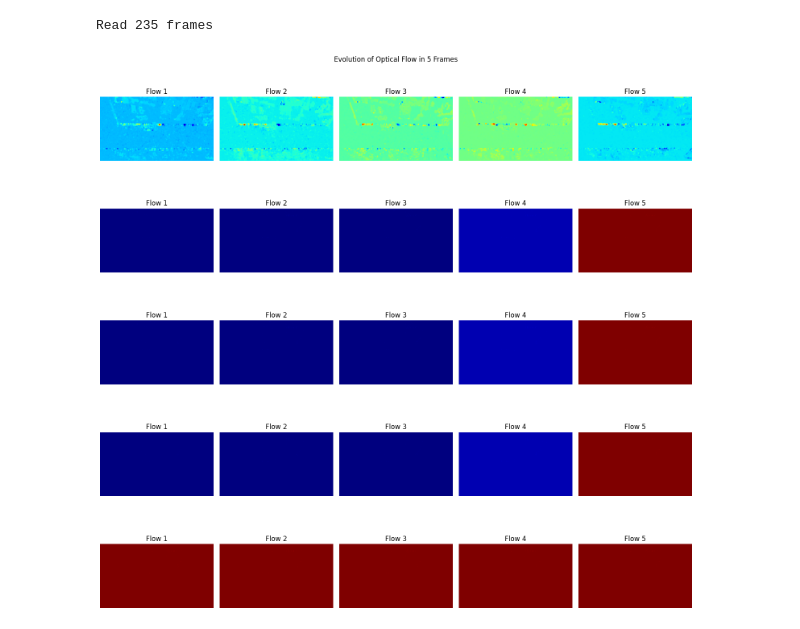
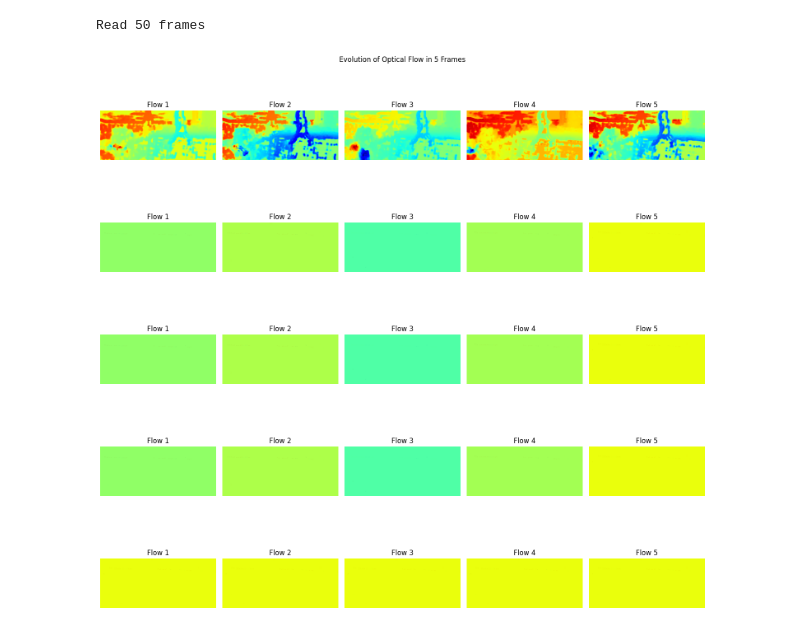
Before and after one commit to NotTheStallion/dense-optical-flow, a Jupyter notebook: demo.ipynb, the cells around one changed output. Cells and saved outputs as stored; diff of their text form; code cells hidden in the pictures.

```diff
--- a/demo.ipynb
+++ b/demo.ipynb
@@ -1,35 +1,33 @@
 # %%
 from optical_flow import *
 # %%
-directory = 'GITW_selection/CanOfCocaCola/CanOfCocaColaPlace3Subject1/Frames'
+directory = 'MPI-Sintel-complete/training/clean/temple_2'
 frames = read_frames(directory)
 print(f"Read {len(frames)} frames")
 # %% [output]
-Read 235 frames
+Read 50 frames
 # %%
 import matplotlib.pyplot as plt
 
 fig, axes = plt.subplots(5, 5, figsize=(15, 15))
 
 for row in range(5):
     for col in range(5):
         if col + row * 5 < len(frames) - 1:
             frame1 = frames[col]
             frame2 = frames[col+1]
             if row == 0:
                 flow = compute_optical_flow(frame1, frame2)
             elif row==1:
                 flow = compute_optical_flow_lk(frame1, frame2)
             elif row==2:
                 flow = compute_optical_flow_lk(frame1, frame2)
-            elif row==3:
-                flow = compute_optical_flow_lk(frame1, frame2)
             axes[row, col].imshow(flow[..., 0], cmap='jet')
             axes[row, col].axis('off')
             axes[row, col].set_title(f'Flow {col + 1}')
 
 plt.suptitle('Evolution of Optical Flow in 5 Frames')
 plt.tight_layout()
 plt.show()
 # %% [output]
-[figure, old version]
+[figure, new version]
```
